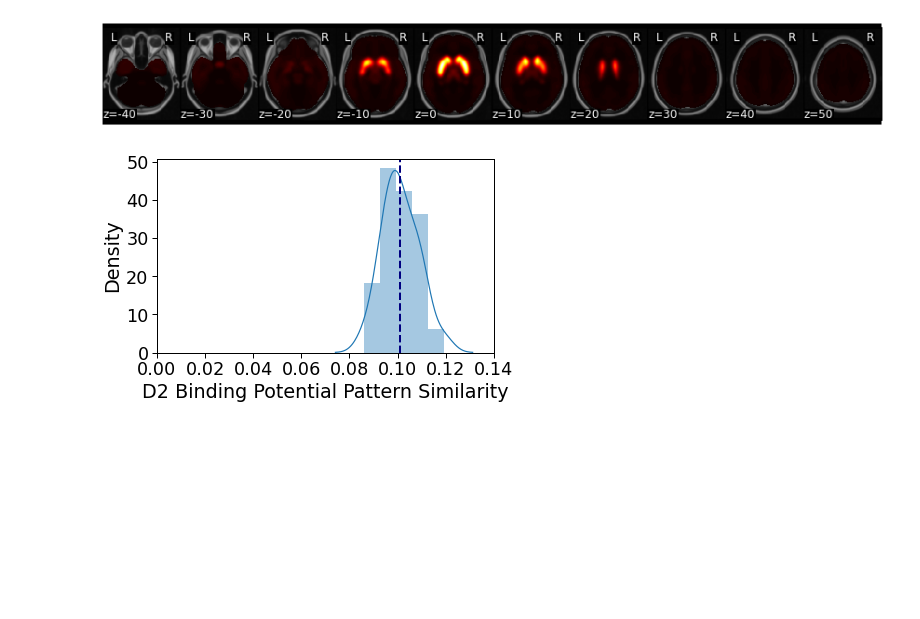
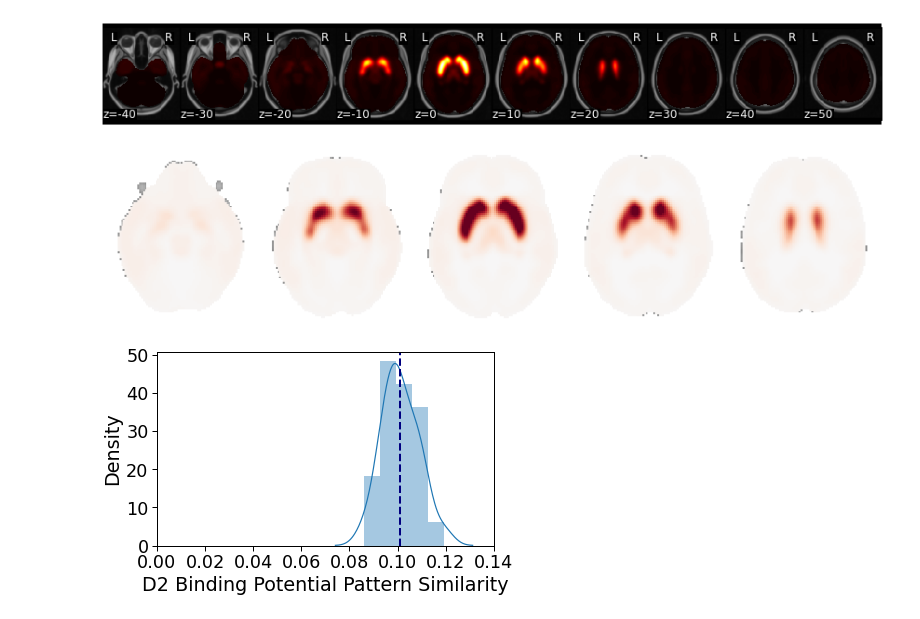
Before and after one commit to cosanlab/reward_signature, a Jupyter notebook: Notebooks/2_Reward_Brain_Model_Testing.ipynb, the cells around one changed output. Saved outputs shown, nothing was run; the diff lists cells and outputs as text; code cells hidden in the pictures; blank space fills up the shorter version.

```diff
--- a/Notebooks/2_Reward_Brain_Model_Testing.ipynb
+++ b/Notebooks/2_Reward_Brain_Model_Testing.ipynb
@@ -922,6 +894,20 @@ Average D2 Binding Potential similarity: 0.1, p = 0.0002
 d2.mean().plot()
 # %% [output]
 [figure]
+# %%
+plot_stat_map(d2.mean().to_nifti(),
+              cut_coords=(-20, -10,0,10,20),
+            display_mode="z",
+              black_bg=False,
+            colorbar=False,
+              annotate=False,
+            cmap='RdBu_r',
+              draw_cross=False,
+              vmax=25
+        )
+plt.savefig(os.path.join(data_dir, 'Figures', f'PET_D2_Axial_White.png'), dpi=300)
+# %% [output]
+[figure, added]
 # %%
 with sns.plotting_context(context='paper', font_scale=2):
     sns.distplot(d2_similarity)
```
Also changed, not shown: parts of 10 cells of this notebook, 3 other files.
